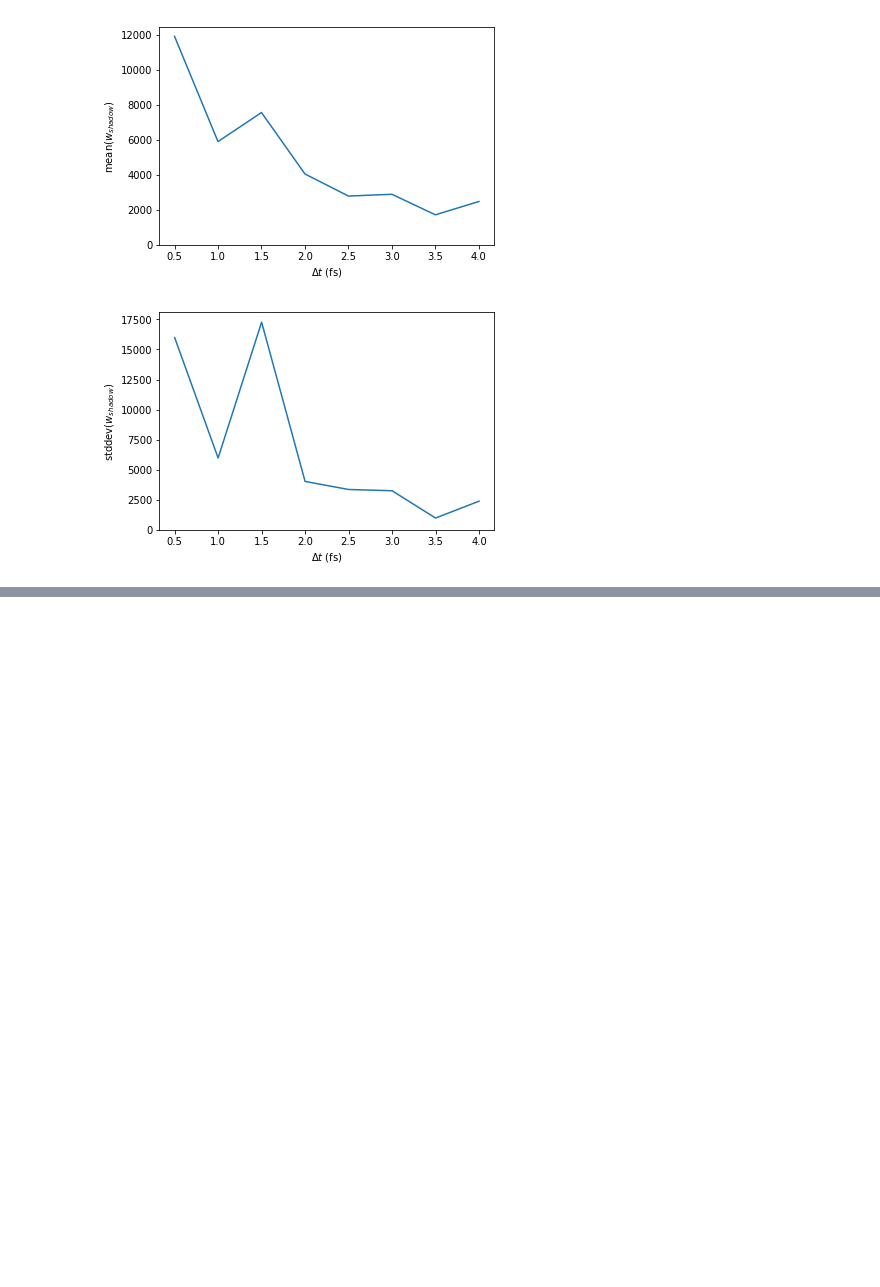
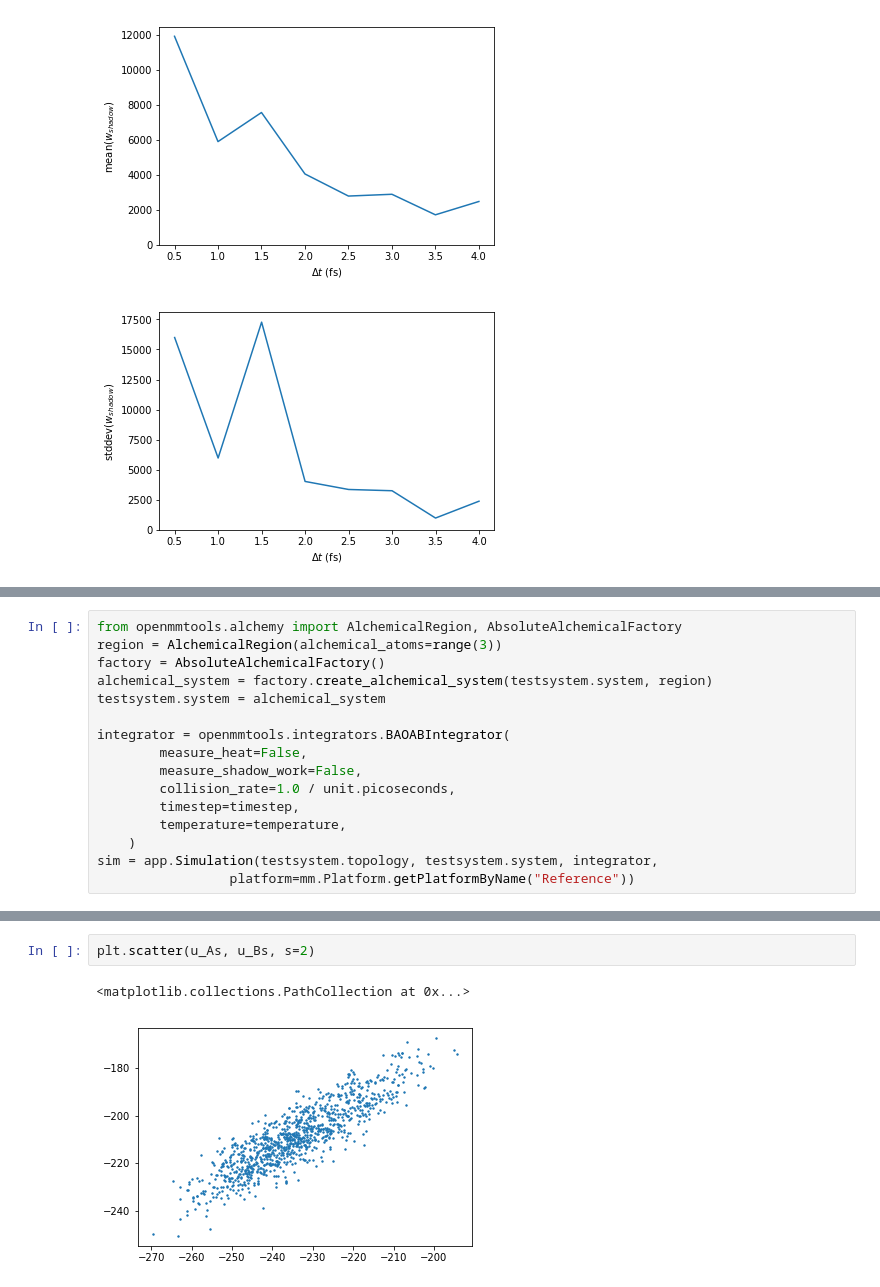
Before and after one commit to choderalab/importance-of-shadow-work, a Jupyter notebook: notebooks/alchemical watercluster-- 1ps protocol.ipynb, the cells around one changed output, grey strips where cells are left out. Saved outputs shown, nothing was run; the diff lists cells and outputs as text; blank space fills up the shorter version.

```diff
--- a/notebooks/alchemical watercluster-- 1ps protocol.ipynb
+++ b/notebooks/alchemical watercluster-- 1ps protocol.ipynb
@@ -332,0 +370,16 @@ plt.ylim(0,)
+# %%
+from openmmtools.alchemy import AlchemicalRegion, AbsoluteAlchemicalFactory
+region = AlchemicalRegion(alchemical_atoms=range(3))
+factory = AbsoluteAlchemicalFactory()
+alchemical_system = factory.create_alchemical_system(testsystem.system, region)
+testsystem.system = alchemical_system
+
+integrator = openmmtools.integrators.BAOABIntegrator(
+        measure_heat=False,
+        measure_shadow_work=False,
+        collision_rate=1.0 / unit.picoseconds,
+        timestep=timestep,
+        temperature=temperature,
+    )
+sim = app.Simulation(testsystem.topology, testsystem.system, integrator,
+                 platform=mm.Platform.getPlatformByName("Reference"))
@@ -332,0 +447,5 @@ plt.ylim(0,)
+# %%
+plt.scatter(u_As, u_Bs, s=2)
+# %% [output]
+<matplotlib.collections.PathCollection at 0x...>
+[figure, added]
```
Also changed, not shown: parts of 11 cells of this notebook.
